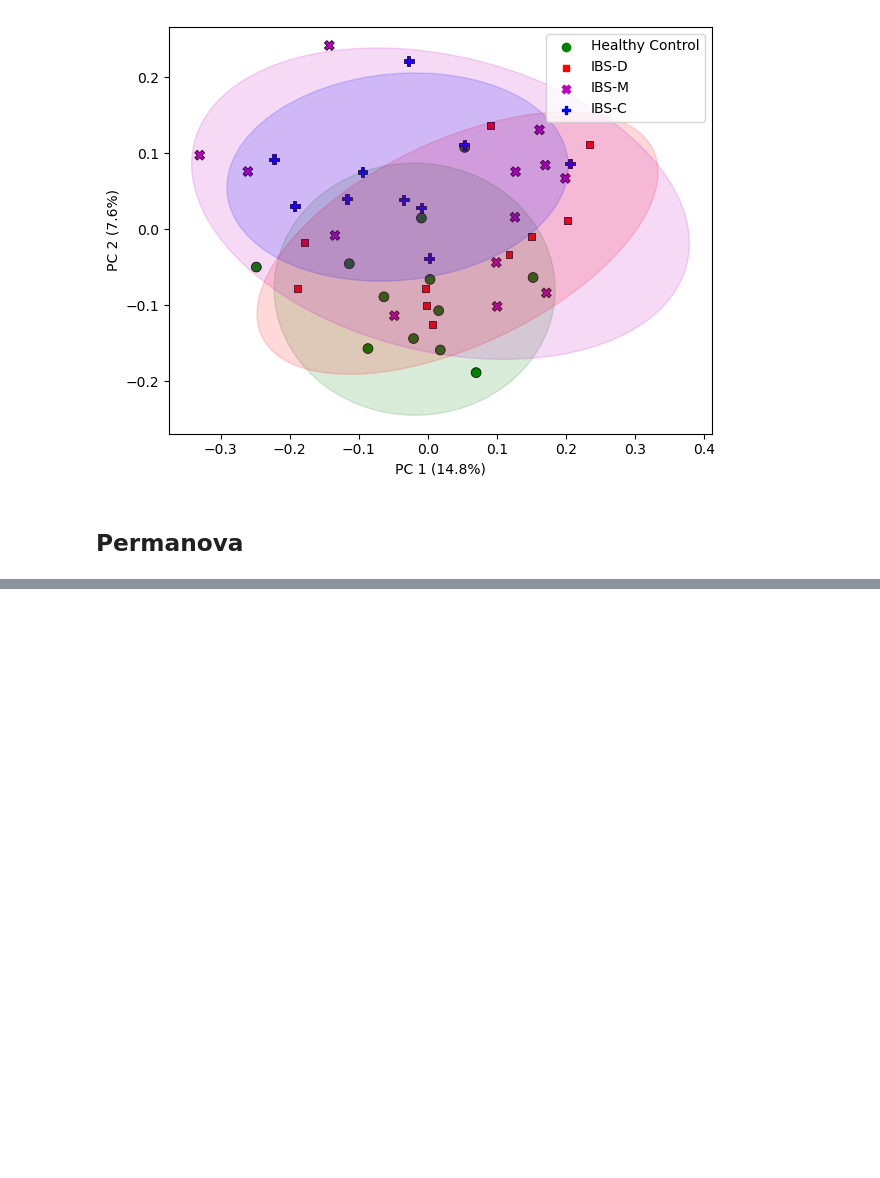
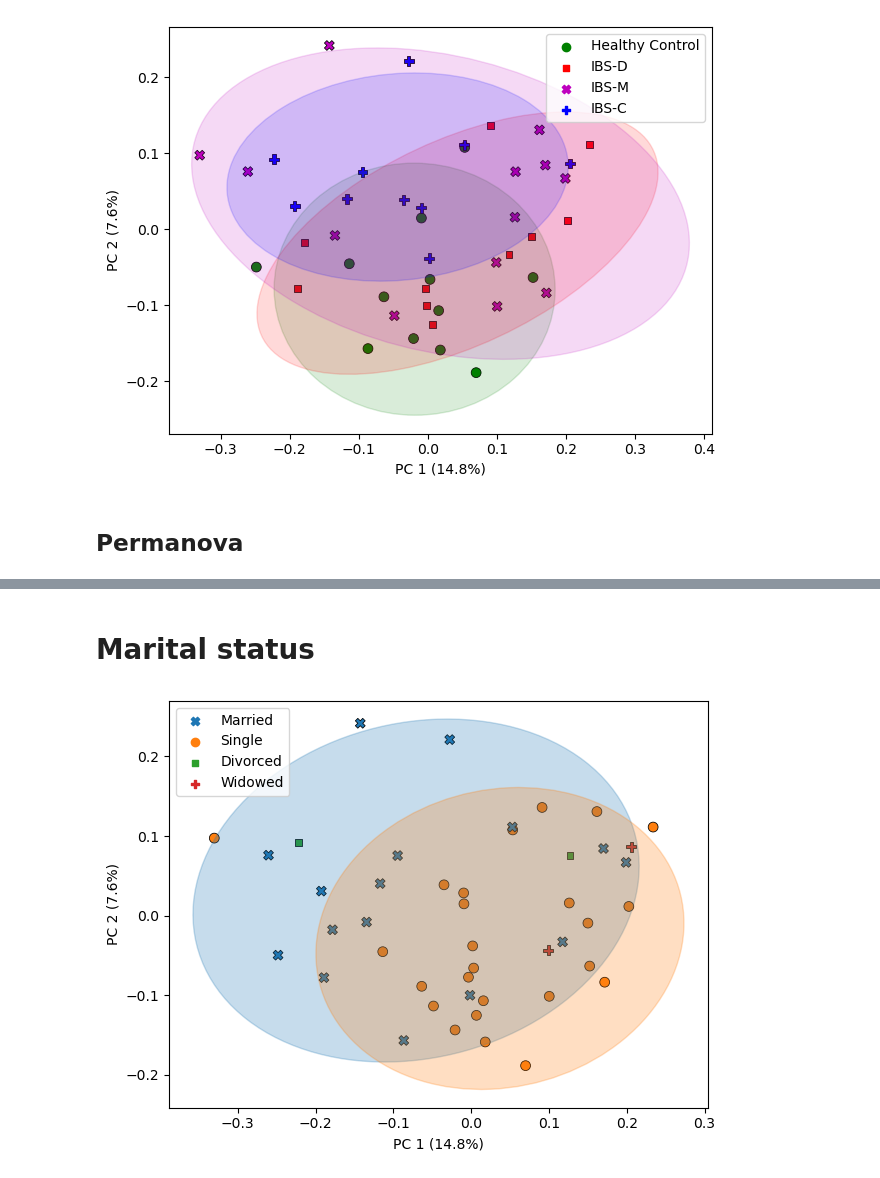
Before and after one commit to sterrettJD/Phadtare-IBS, a Jupyter notebook: PCoA.ipynb, the cells around one changed output, grey strips where cells are left out. Cells and saved outputs as stored; diff of their text form; code cells hidden in the pictures; blank space fills up the shorter version.

Commit message:
add permanovas again for marital and hh income

```diff
--- a/PCoA.ipynb
+++ b/PCoA.ipynb
@@ -276,0 +254,2 @@ plt.show()
+# %% [markdown]
+# Marital status
@@ -276,0 +258,30 @@ plt.show()
+# %%
+ax = sns.scatterplot(x=0, y=1,
+                    hue="Marital status",
+                    hue_order=["Married", "Single", "Divorced", "Widowed"],
+                    style="Marital status",
+                    data=u_uni_plotdata,
+                    edgecolor="black",
+                    s=50)
+
+ax.set_xlabel(f"PC 1 ({round(u_uni_pcoa.proportion_explained[0]*100,1)}%)")
+ax.set_ylabel(f"PC 2 ({round(u_uni_pcoa.proportion_explained[1]*100,1)}%)")
+ax.legend(title=None)
+
+confidence_ellipse(u_uni_plotdata.loc[u_uni_plotdata["Marital status"]=="Married", 0],
+                   u_uni_plotdata.loc[u_uni_plotdata["Marital status"]=="Married", 1],
+                   n_std=2.0,
+                   ax=ax, edgecolor='tab:blue',
+                   alpha=0.25, facecolor='tab:blue')
+confidence_ellipse(u_uni_plotdata.loc[u_uni_plotdata["Marital status"]=="Single", 0],
+                   u_uni_plotdata.loc[u_uni_plotdata["Marital status"]=="Single", 1],
+                   n_std=2.0,
+                   ax=ax, edgecolor='tab:orange',
+                   alpha=0.25, facecolor='tab:orange')
+# no ellipse for divorced/widowed because only 2 samples
+
+plt.tight_layout()
+plt.savefig("Figures/u_uni_marital_pcoa.pdf")
+plt.show()
+# %% [output]
+[figure, added]
```
Also changed, not shown: parts of 16 cells of this notebook.
